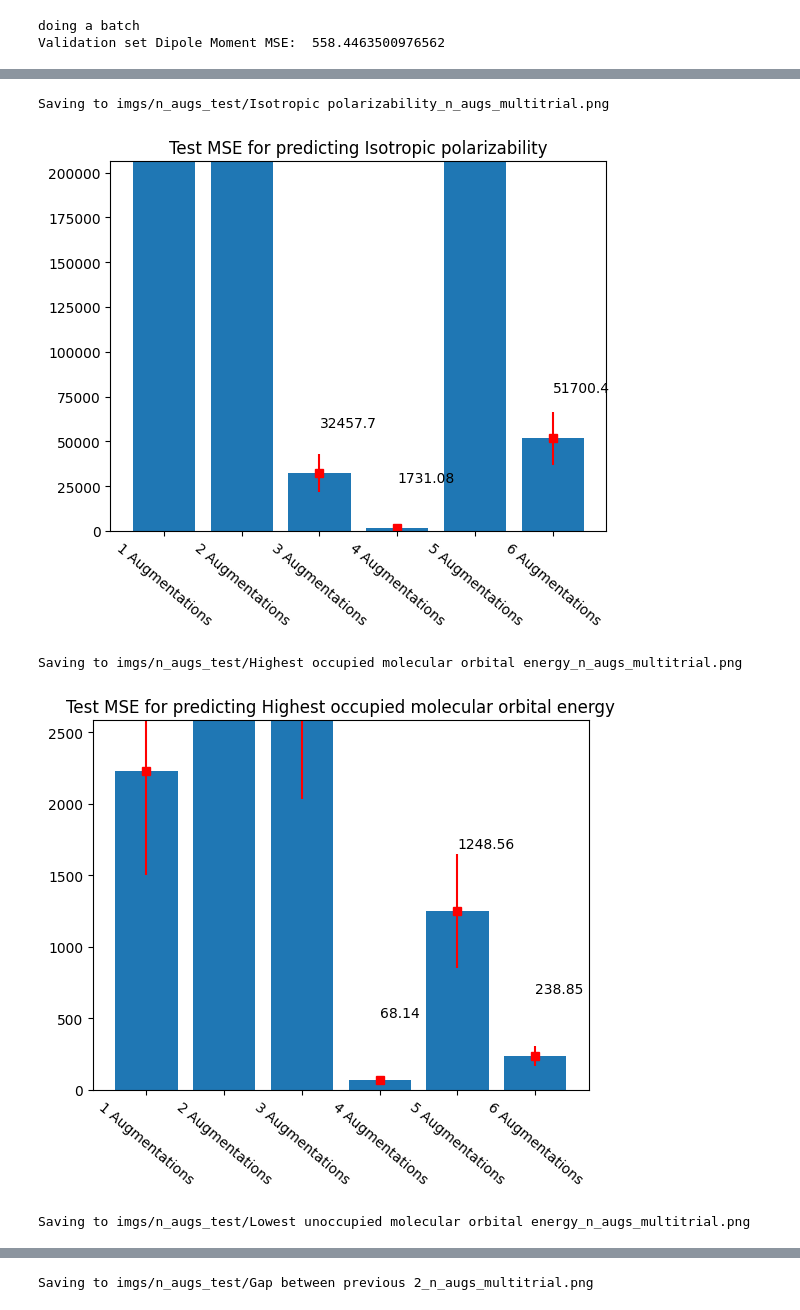
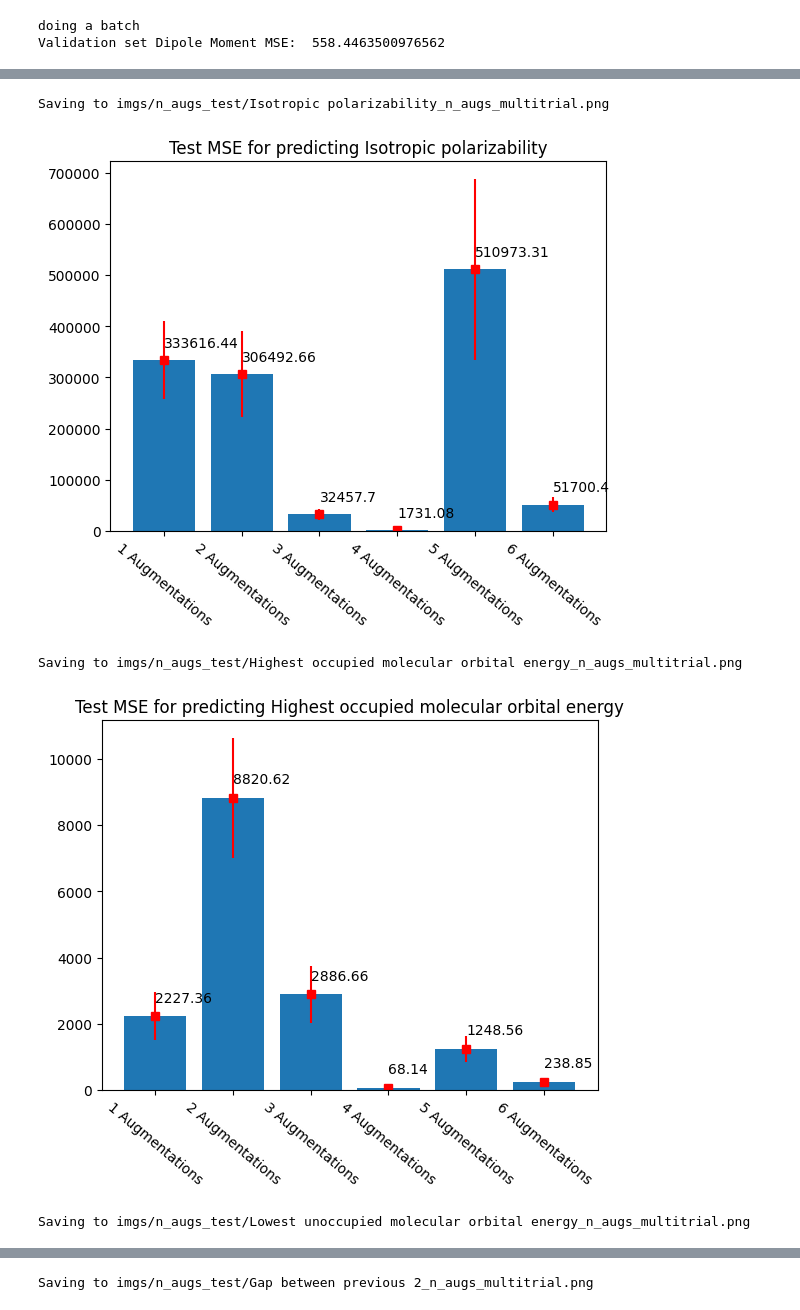
Before and after one commit to alexander-moore/MolecularRepresentation, a Jupyter notebook: alex_files/VicReg-AugSweep.ipynb, the cells around one changed output, grey strips where cells are left out. Drawn from its saved outputs; the diff is of its cells as text; code cells hidden in the pictures.

```diff
--- a/alex_files/VicReg-AugSweep.ipynb
+++ b/alex_files/VicReg-AugSweep.ipynb
@@ -559,7 +559,7 @@ for i, row in enumerate(mat):
     plt.xticks(x, [str(x+1)+' Augmentations' for x in range(means.shape[0])], rotation = -40)
     plt.title(f'Test MSE for predicting {qm9_index[i]}')
 
-    plt.ylim(0,torch.mean(means))
+    #plt.ylim(0,torch.mean(means))
 
     print('Saving to', f'imgs/n_augs_test/{qm9_index[i]}_n_augs_multitrial.png')
     plt.savefig(f'imgs/n_augs_test/{qm9_index[i]}_n_augs_multitrial.png', bbox_inches = 'tight')
@@ -573,5 +573,5 @@ Saving to imgs/n_augs_test/Dipole moment_n_augs_multitrial.png
 Saving to imgs/n_augs_test/Isotropic polarizability_n_augs_multitrial.png
-[figure, old version]
+[figure, new version]
 Saving to imgs/n_augs_test/Highest occupied molecular orbital energy_n_augs_multitrial.png
-[figure, old version]
+[figure, new version]
 Saving to imgs/n_augs_test/Lowest unoccupied molecular orbital energy_n_augs_multitrial.png
```
Also changed, not shown: parts of 1 cell of this notebook, 38 other files.
